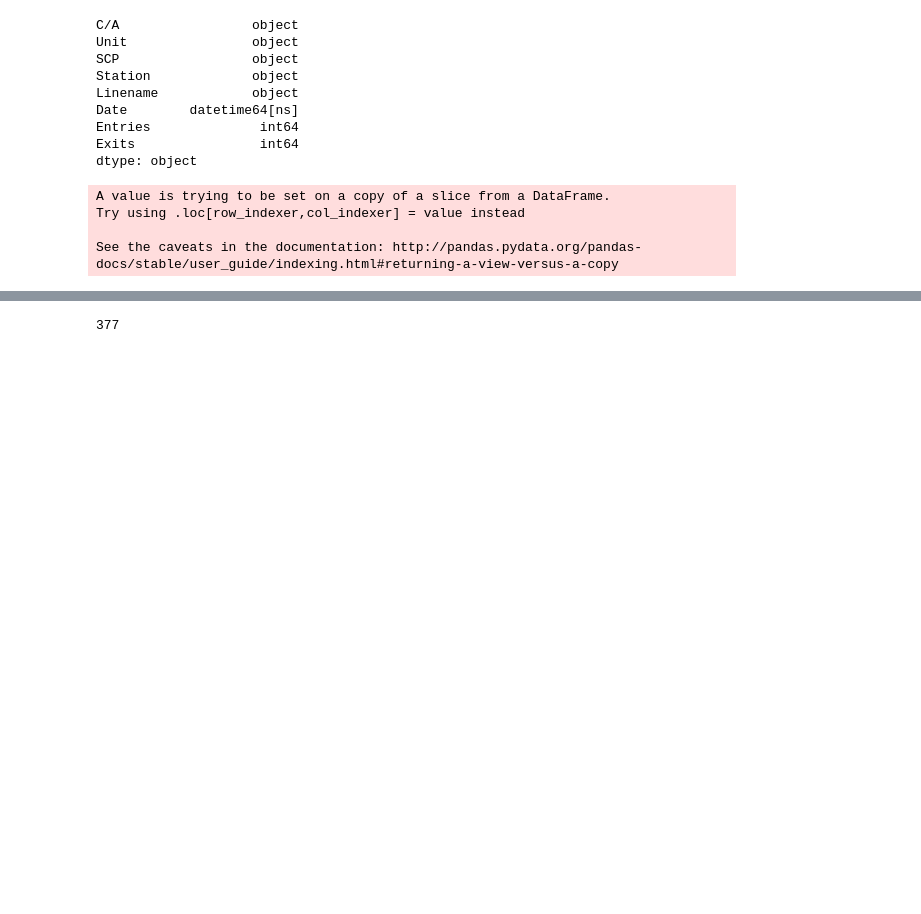
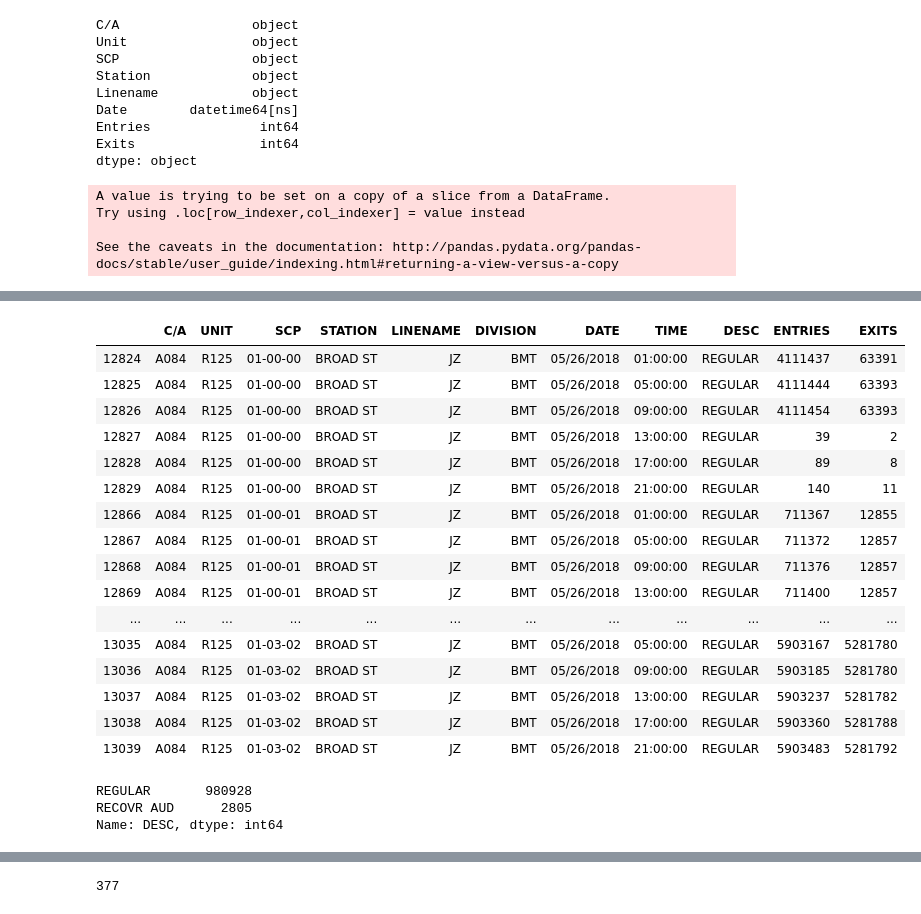
Before and after one commit to Suryantoyoga/NewYorkMTA, a Jupyter notebook: NewYorkMTAEDA.ipynb, the cells around one changed output, grey strips where cells are left out. Saved outputs shown, nothing was run; the diff lists cells and outputs as text; code cells hidden in the pictures; blank space fills up the shorter version.

```diff
--- a/NewYorkMTAEDA.ipynb
+++ b/NewYorkMTAEDA.ipynb
@@ -249,0 +372,30 @@ See the caveats in the documentation: http://pandas.pydata.org/pandas-docs/stabl
+# %%
+#If the machine is faulty they reseted the entries number so its not cumulative
+check_vaulty = df_mta.loc[(df_mta['STATION'] == "BROAD ST") & (df_mta['DATE'] == "05/26/2018") & (df_mta['C/A'] == "A084")]
+check_vaulty
+# %% [output]
+|  | C/A | UNIT | SCP | STATION | LINENAME | DIVISION | DATE | TIME | DESC | ENTRIES | EXITS |
+| 12824 | A084 | R125 | 01-00-00 | BROAD ST | JZ | BMT | 05/26/2018 | 01:00:00 | REGULAR | 4111437 | 63391 |
+| 12825 | A084 | R125 | 01-00-00 | BROAD ST | JZ | BMT | 05/26/2018 | 05:00:00 | REGULAR | 4111444 | 63393 |
+| 12826 | A084 | R125 | 01-00-00 | BROAD ST | JZ | BMT | 05/26/2018 | 09:00:00 | REGULAR | 4111454 | 63393 |
+| 12827 | A084 | R125 | 01-00-00 | BROAD ST | JZ | BMT | 05/26/2018 | 13:00:00 | REGULAR | 39 | 2 |
+| 12828 | A084 | R125 | 01-00-00 | BROAD ST | JZ | BMT | 05/26/2018 | 17:00:00 | REGULAR | 89 | 8 |
+| 12829 | A084 | R125 | 01-00-00 | BROAD ST | JZ | BMT | 05/26/2018 | 21:00:00 | REGULAR | 140 | 11 |
+| 12866 | A084 | R125 | 01-00-01 | BROAD ST | JZ | BMT | 05/26/2018 | 01:00:00 | REGULAR | 711367 | 12855 |
+| 12867 | A084 | R125 | 01-00-01 | BROAD ST | JZ | BMT | 05/26/2018 | 05:00:00 | REGULAR | 711372 | 12857 |
+| 12868 | A084 | R125 | 01-00-01 | BROAD ST | JZ | BMT | 05/26/2018 | 09:00:00 | REGULAR | 711376 | 12857 |
+| 12869 | A084 | R125 | 01-00-01 | BROAD ST | JZ | BMT | 05/26/2018 | 13:00:00 | REGULAR | 711400 | 12857 |
+| ... | ... | ... | ... | ... | ... | ... | ... | ... | ... | ... | ... |
+| 13035 | A084 | R125 | 01-03-02 | BROAD ST | JZ | BMT | 05/26/2018 | 05:00:00 | REGULAR | 5903167 | 5281780 |
+| 13036 | A084 | R125 | 01-03-02 | BROAD ST | JZ | BMT | 05/26/2018 | 09:00:00 | REGULAR | 5903185 | 5281780 |
+| 13037 | A084 | R125 | 01-03-02 | BROAD ST | JZ | BMT | 05/26/2018 | 13:00:00 | REGULAR | 5903237 | 5281782 |
+| 13038 | A084 | R125 | 01-03-02 | BROAD ST | JZ | BMT | 05/26/2018 | 17:00:00 | REGULAR | 5903360 | 5281788 |
+| 13039 | A084 | R125 | 01-03-02 | BROAD ST | JZ | BMT | 05/26/2018 | 21:00:00 | REGULAR | 5903483 | 5281792 |
+# %%
+# Check missed audit frequency
+
+print (df_mta['DESC'].value_counts())
+# %% [output]
+REGULAR       980928
+RECOVR AUD      2805
+Name: DESC, dtype: int64
```
Also changed, not shown: parts of 18 cells of this notebook.
